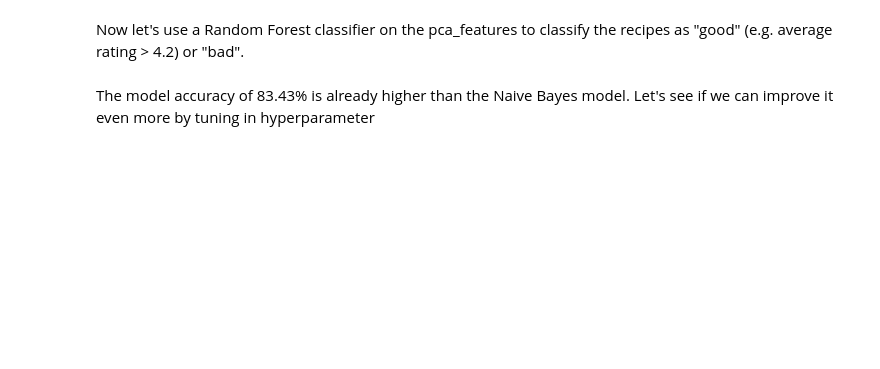
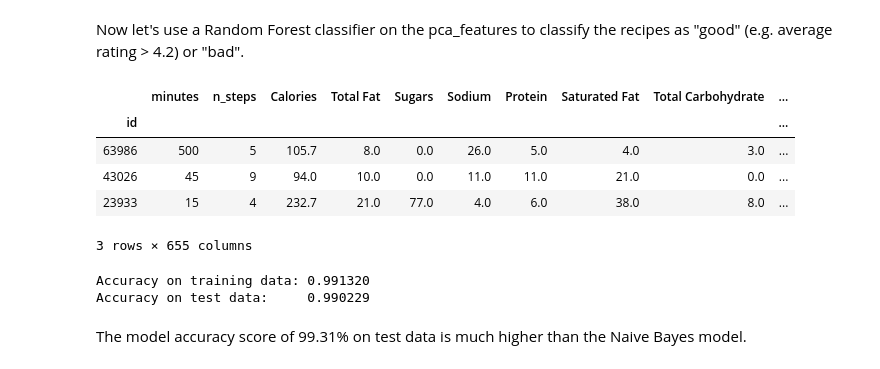
Before and after one commit to a-kantur/Springboard, a Jupyter notebook: Capstone Project 1/In-Depth Analysis.ipynb, the cells around one changed output. Drawn from its saved outputs; the diff is of its cells as text; code cells hidden in the pictures; blank space fills up the shorter version.

```diff
--- a/Capstone Project 1/In-Depth Analysis.ipynb
+++ b/Capstone Project 1/In-Depth Analysis.ipynb
@@ -229,14 +279,33 @@ print(pca_features.shape)
 # %% [markdown]
 Now let's use a Random Forest classifier on the pca_features to classify the recipes as "good" (e.g. average rating > 4.2) or "bad".
+# %%
+combined_df['rating1'] = combined_df.rating.apply(lambda x: 1 if x >= 4.2 else 0)
+combined_df.head(3)
+# %% [output]
+|  | minutes | n_steps | Calories | Total Fat | Sugars | Sodium | Protein | Saturated Fat | Total Carbohydrate | ... |
+| id |  |  |  |  |  |  |  |  |  | ... |
+| 63986 | 500 | 5 | 105.7 | 8.0 | 0.0 | 26.0 | 5.0 | 4.0 | 3.0 | ... |
+| 43026 | 45 | 9 | 94.0 | 10.0 | 0.0 | 11.0 | 11.0 | 21.0 | 0.0 | ... |
+| 23933 | 15 | 4 | 232.7 | 21.0 | 77.0 | 4.0 | 6.0 | 38.0 | 8.0 | ... |
+3 rows × 655 columns
 # %%
 from sklearn.ensemble import RandomForestClassifier
 rf = RandomForestClassifier()
 X=pca_features
-y=combined_df.rating.values.astype(np.int)
+y=combined_df.rating1.values.astype(np.int)
 
 X_train, X_test, y_train, y_test = train_test_split(X, y,
                                                     test_size = 0.3, random_state=42)
-rf.fit(X_train,y_train)
-rf.score(X_test,y_test)
+
+#rf.score(X_test,y_test)
+
+training_accuracy = rf.fit(X_train,y_train).score(X_train, y_train)
+test_accuracy = rf.fit(X_test,y_test).score(X_test, y_test)
+
+print("Accuracy on training data: {:2f}".format(training_accuracy))
+print("Accuracy on test data:     {:2f}".format(test_accuracy))
+# %% [output]
+Accuracy on training data: 0.991320
+Accuracy on test data:     0.990229
 # %% [markdown]
-The model accuracy of 83.43% is already higher than the Naive Bayes model. Let's see if we can improve it even more by tuning in hyperparameter
+The model accuracy score of 99.31%  on test data is much higher than the Naive Bayes model.
```
Also changed, not shown: parts of 21 cells of this notebook, 1 other file.
